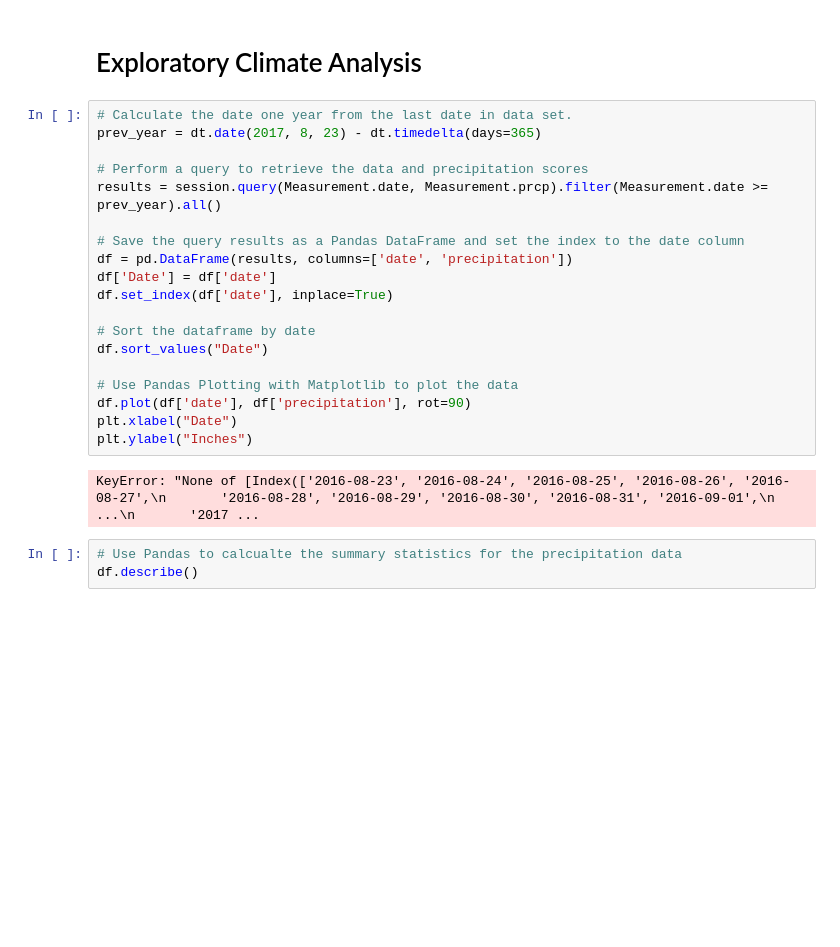
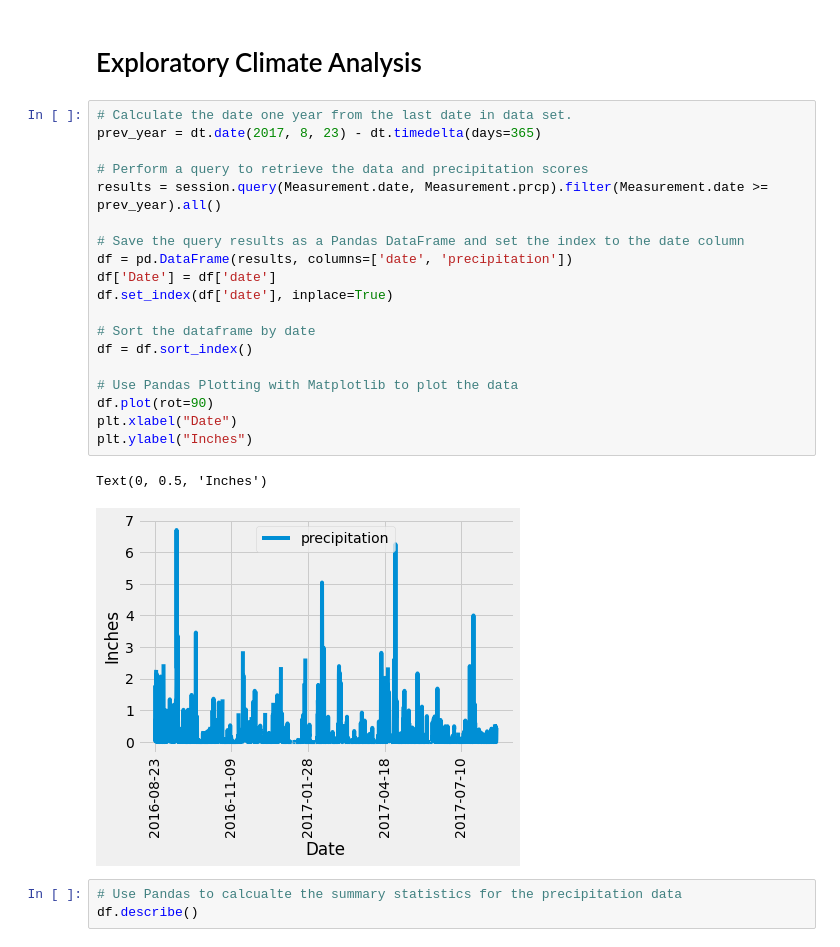
Before and after one commit to jgoody07/sqlalchemy-challenge, a Jupyter notebook: Advanced_SQL_climate.ipynb, the cells around one changed output. Drawn from its saved outputs; the diff is of its cells as text; blank space fills up the shorter version.

Commit message:
updated charts

```diff
--- a/Advanced_SQL_climate.ipynb
+++ b/Advanced_SQL_climate.ipynb
@@ -62,24 +62,25 @@ session = Session(engine)
 # %%
 # Calculate the date one year from the last date in data set.
 prev_year = dt.date(2017, 8, 23) - dt.timedelta(days=365)
 
 # Perform a query to retrieve the data and precipitation scores
 results = session.query(Measurement.date, Measurement.prcp).filter(Measurement.date >= prev_year).all()
 
 # Save the query results as a Pandas DataFrame and set the index to the date column
 df = pd.DataFrame(results, columns=['date', 'precipitation'])
 df['Date'] = df['date']
 df.set_index(df['date'], inplace=True)
 
 # Sort the dataframe by date
-df.sort_values("Date")
+df = df.sort_index()
 
 # Use Pandas Plotting with Matplotlib to plot the data
-df.plot(df['date'], df['precipitation'], rot=90)
+df.plot(rot=90)
 plt.xlabel("Date")
 plt.ylabel("Inches")
 # %% [output]
-KeyError: "None of [Index(['2016-08-23', '2016-08-24', '2016-08-25', '2016-08-26', '2016-08-27',\n       '2016-08-28', '2016-08-29', '2016-08-30', '2016-08-31', '2016-09-01',\n       ...\n       '2017 ...
+Text(0, 0.5, 'Inches')
+[figure, added]
 # %%
 # Use Pandas to calcualte the summary statistics for the precipitation data
 df.describe()
```
Also changed, not shown: parts of 2 cells of this notebook.
